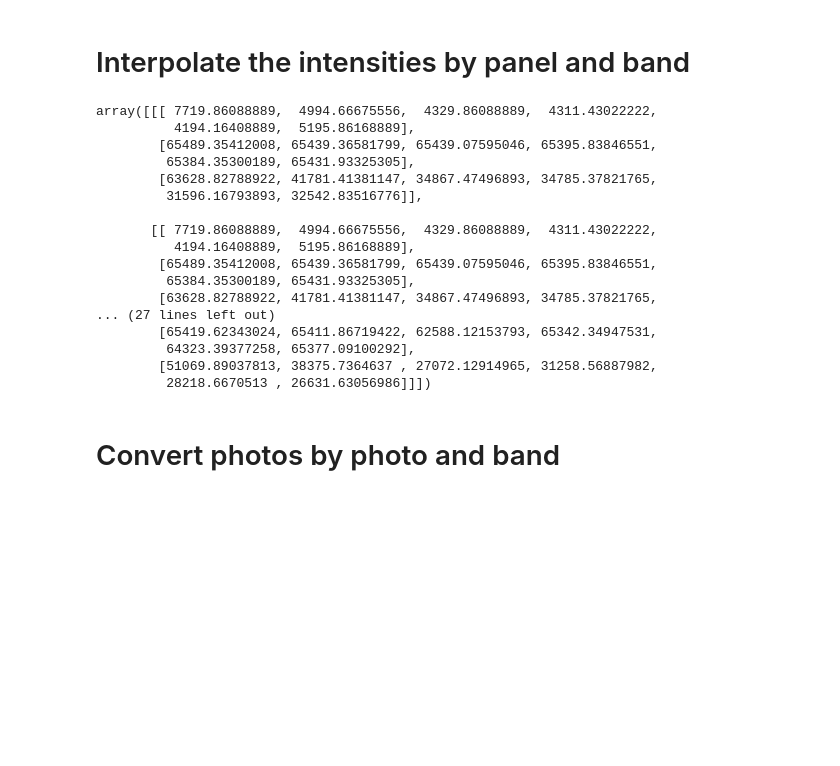
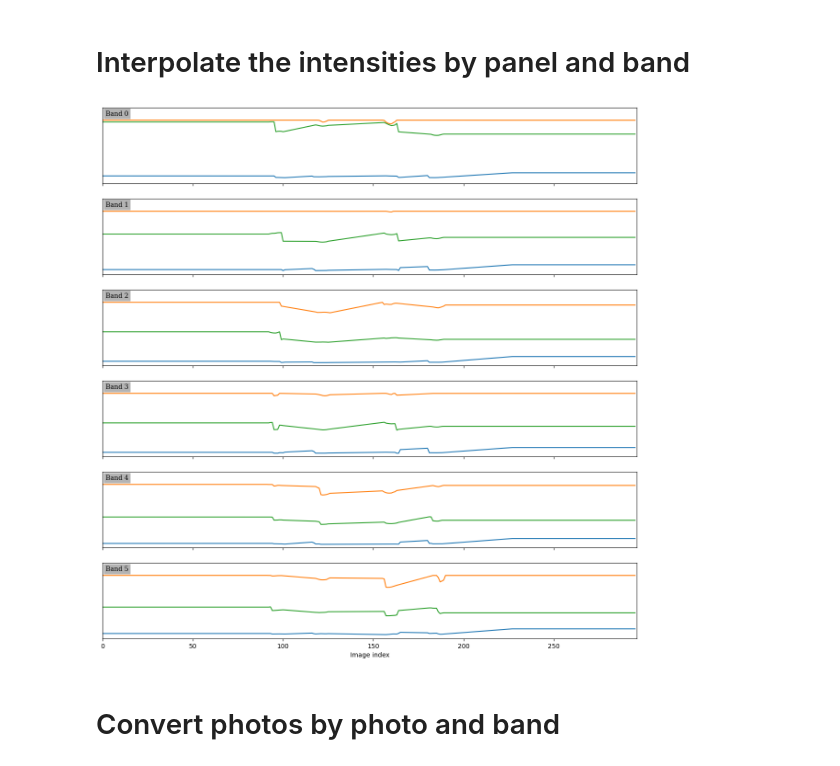
Before and after one commit to reflectdetect/reflectdetect, a Jupyter notebook: src/orthophoto_develop.ipynb, the cells around one changed output. Saved outputs shown, nothing was run; the diff lists cells and outputs as text; code cells hidden in the pictures; blank space fills up the shorter version.

```diff
--- a/src/orthophoto_develop.ipynb
+++ b/src/orthophoto_develop.ipynb
@@ -68,26 +47,10 @@ array([[[nan, nan, nan, nan, nan, nan],
 # %%
 for panel_index, panel in enumerate(panel_locations):
     for band_index in range(0, number_of_bands):
         intensities[:, panel_index, band_index] = interpolate(intensities[:, panel_index, band_index])
-intensities
+show_intensities(intensities)
 # %% [output]
-array([[[ 7719.86088889,  4994.66675556,  4329.86088889,  4311.43022222,
-          4194.16408889,  5195.86168889],
-        [65489.35412008, 65439.36581799, 65439.07595046, 65395.83846551,
-         65384.35300189, 65431.93325305],
-        [63628.82788922, 41781.41381147, 34867.47496893, 34785.37821765,
-         31596.16793893, 32542.83516776]],
-
-       [[ 7719.86088889,  4994.66675556,  4329.86088889,  4311.43022222,
-          4194.16408889,  5195.86168889],
-        [65489.35412008, 65439.36581799, 65439.07595046, 65395.83846551,
-         65384.35300189, 65431.93325305],
-        [63628.82788922, 41781.41381147, 34867.47496893, 34785.37821765,
-... (27 lines left out)
-        [65419.62343024, 65411.86719422, 62588.12153793, 65342.34947531,
-         64323.39377258, 65377.09100292],
-        [51069.89037813, 38375.7364637 , 27072.12914965, 31258.56887982,
-         28218.6670513 , 26631.63056986]]])
+[figure, added]
 # %% [markdown]
 # Convert photos by photo and band
 # %%
```
Also changed, not shown: parts of 4 cells of this notebook, 3 other files.
